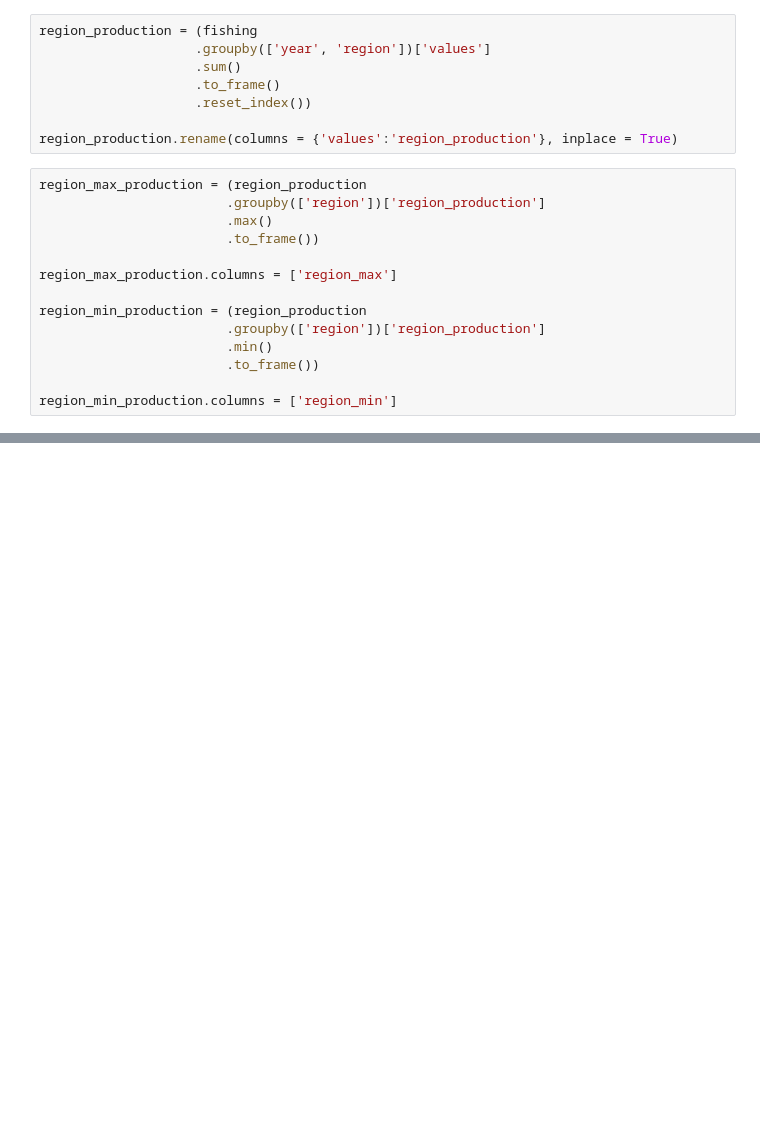
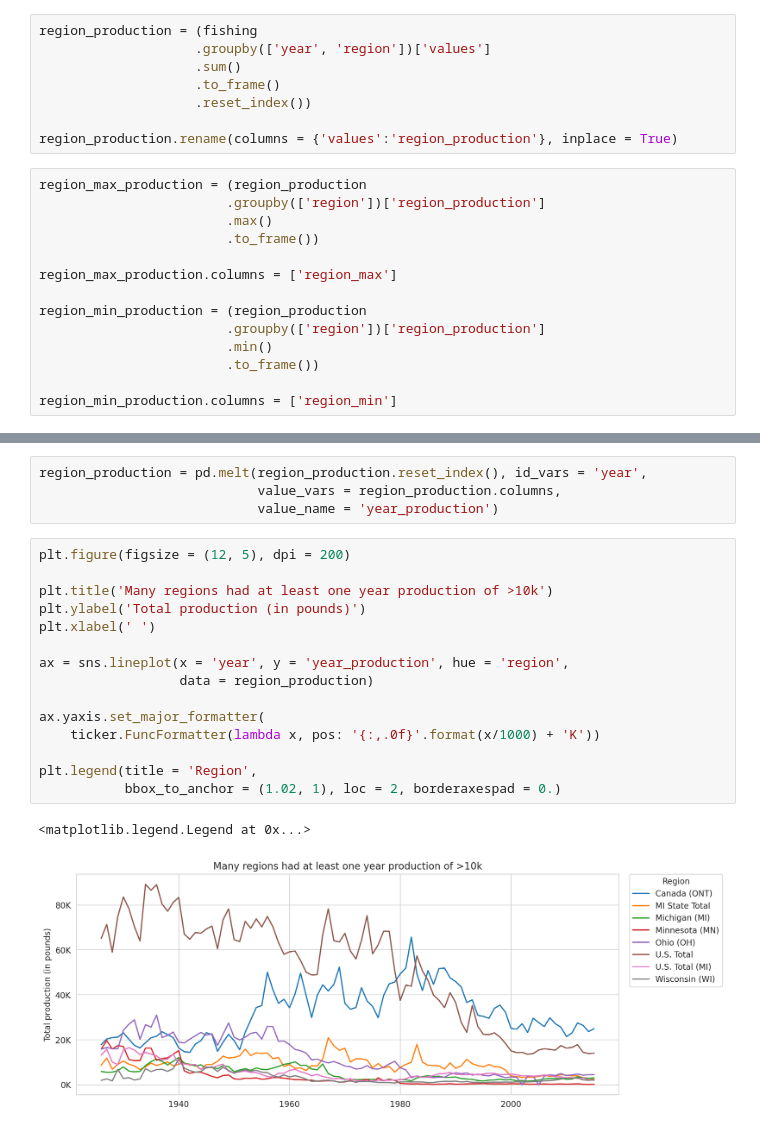
Before and after one commit to tayrone/tidy_tuesday_python, a Jupyter notebook: fishing_210608.ipynb, the cells around one changed output, grey strips where cells are left out. Saved outputs shown, nothing was run; the diff lists cells and outputs as text; blank space fills up the shorter version.

```diff
--- a/fishing_210608.ipynb
+++ b/fishing_210608.ipynb
@@ -182,0 +203,22 @@ test.drop(columns = ['region_max', 'region_min'], inplace = True)
+# %%
+region_production = pd.melt(region_production.reset_index(), id_vars = 'year',
+                            value_vars = region_production.columns,
+                            value_name = 'year_production')
+# %%
+plt.figure(figsize = (12, 5), dpi = 200)
+
+plt.title('Many regions had at least one year production of >10k')
+plt.ylabel('Total production (in pounds)')
+plt.xlabel(' ')
+
+ax = sns.lineplot(x = 'year', y = 'year_production', hue = 'region',
+                  data = region_production)
+
+ax.yaxis.set_major_formatter(
+    ticker.FuncFormatter(lambda x, pos: '{:,.0f}'.format(x/1000) + 'K'))
+
+plt.legend(title = 'Region',
+           bbox_to_anchor = (1.02, 1), loc = 2, borderaxespad = 0.)
+# %% [output]
+<matplotlib.legend.Legend at 0x...>
+[figure, added]
```
Also changed, not shown: parts of 7 cells of this notebook.
